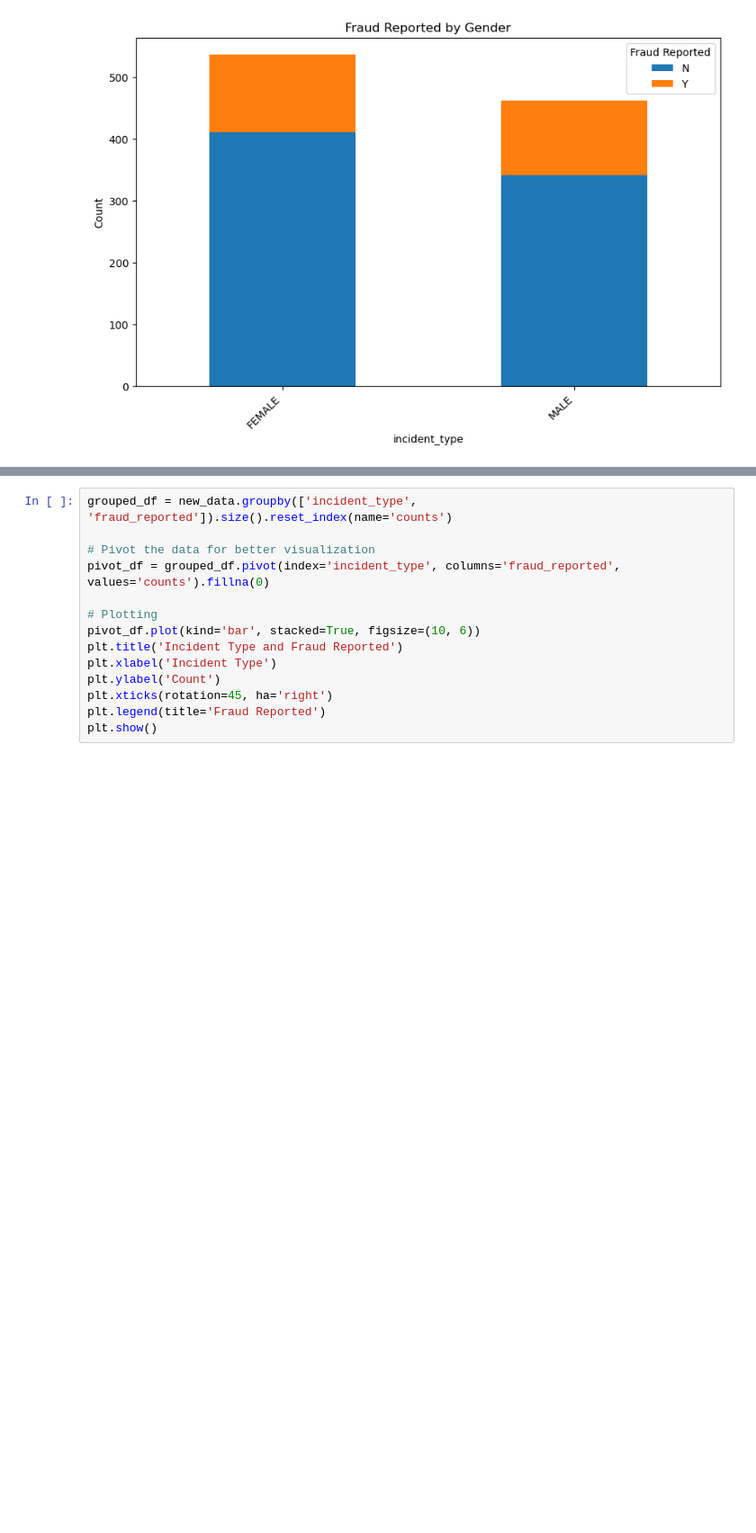
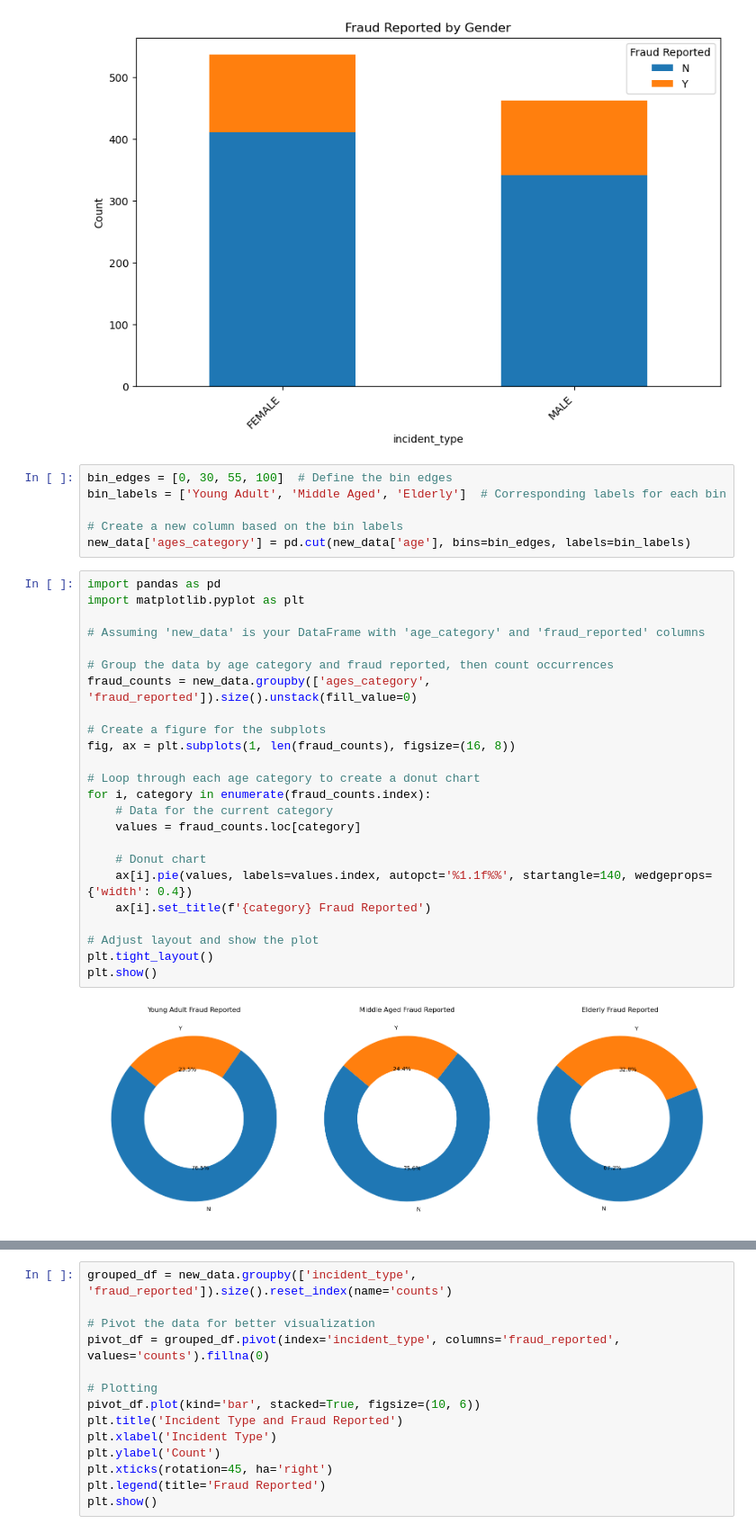
Before and after one commit to Lindelani82/Insurance-Claims-fraud-detection, a Jupyter notebook: Untitled-1.ipynb, the cells around one changed output, grey strips where cells are left out. Shown at 90% size. Cells and saved outputs as stored; diff of their text form; blank space fills up the shorter version.

```diff
--- a/Untitled-1.ipynb
+++ b/Untitled-1.ipynb
@@ -142,3 +204,35 @@ plt.legend(title='Fraud Reported')
 plt.show()
 # %% [output]
 [figure]
+# %%
+bin_edges = [0, 30, 55, 100]  # Define the bin edges
+bin_labels = ['Young Adult', 'Middle Aged', 'Elderly']  # Corresponding labels for each bin
+
+# Create a new column based on the bin labels
+new_data['ages_category'] = pd.cut(new_data['age'], bins=bin_edges, labels=bin_labels)
+# %%
+import pandas as pd
+import matplotlib.pyplot as plt
+
+# Assuming 'new_data' is your DataFrame with 'age_category' and 'fraud_reported' columns
+
+# Group the data by age category and fraud reported, then count occurrences
+fraud_counts = new_data.groupby(['ages_category', 'fraud_reported']).size().unstack(fill_value=0)
+
+# Create a figure for the subplots
+fig, ax = plt.subplots(1, len(fraud_counts), figsize=(16, 8))
+
+# Loop through each age category to create a donut chart
+for i, category in enumerate(fraud_counts.index):
+    # Data for the current category
+    values = fraud_counts.loc[category]
+
+    # Donut chart
+    ax[i].pie(values, labels=values.index, autopct='%1.1f%%', startangle=140, wedgeprops={'width': 0.4})
+    ax[i].set_title(f'{category} Fraud Reported')
+
+# Adjust layout and show the plot
+plt.tight_layout()
+plt.show()
+# %% [output]
+[figure, added]
```
Also changed, not shown: parts of 19 cells of this notebook, 5 other files.
